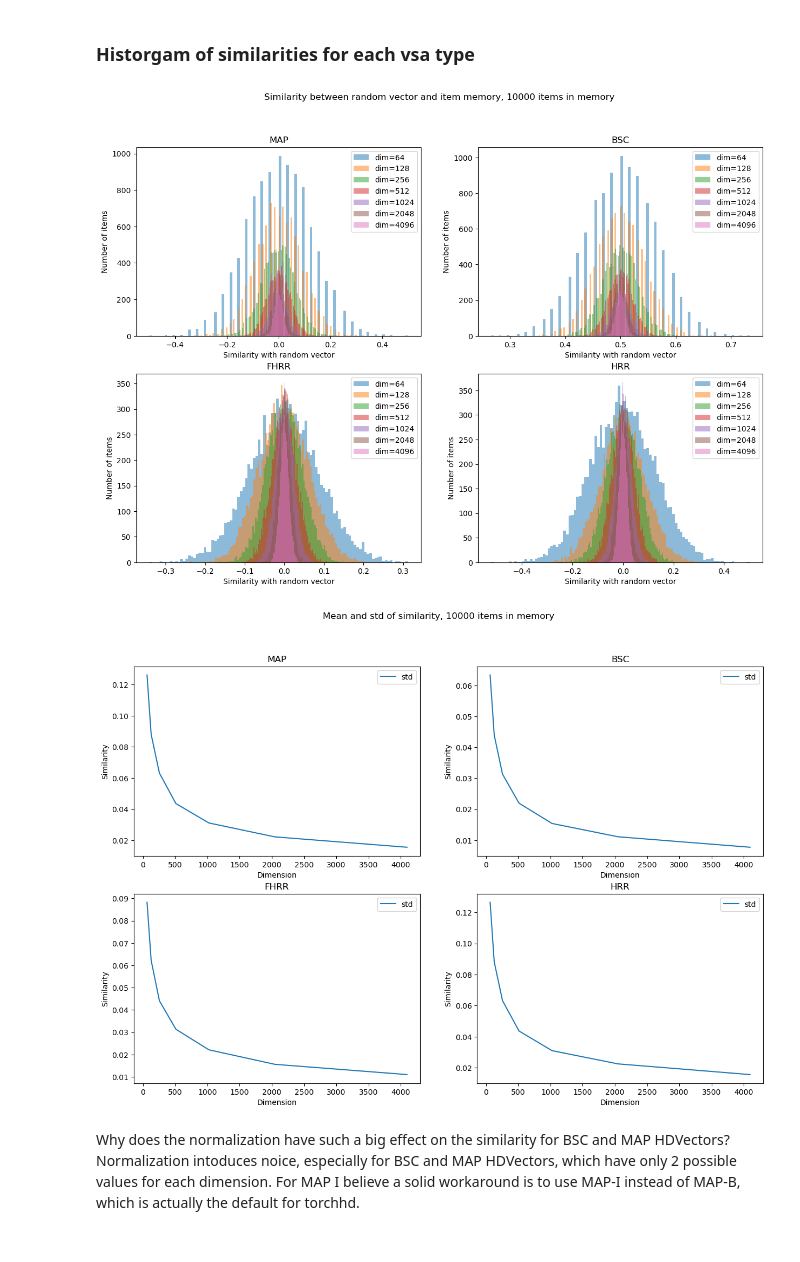
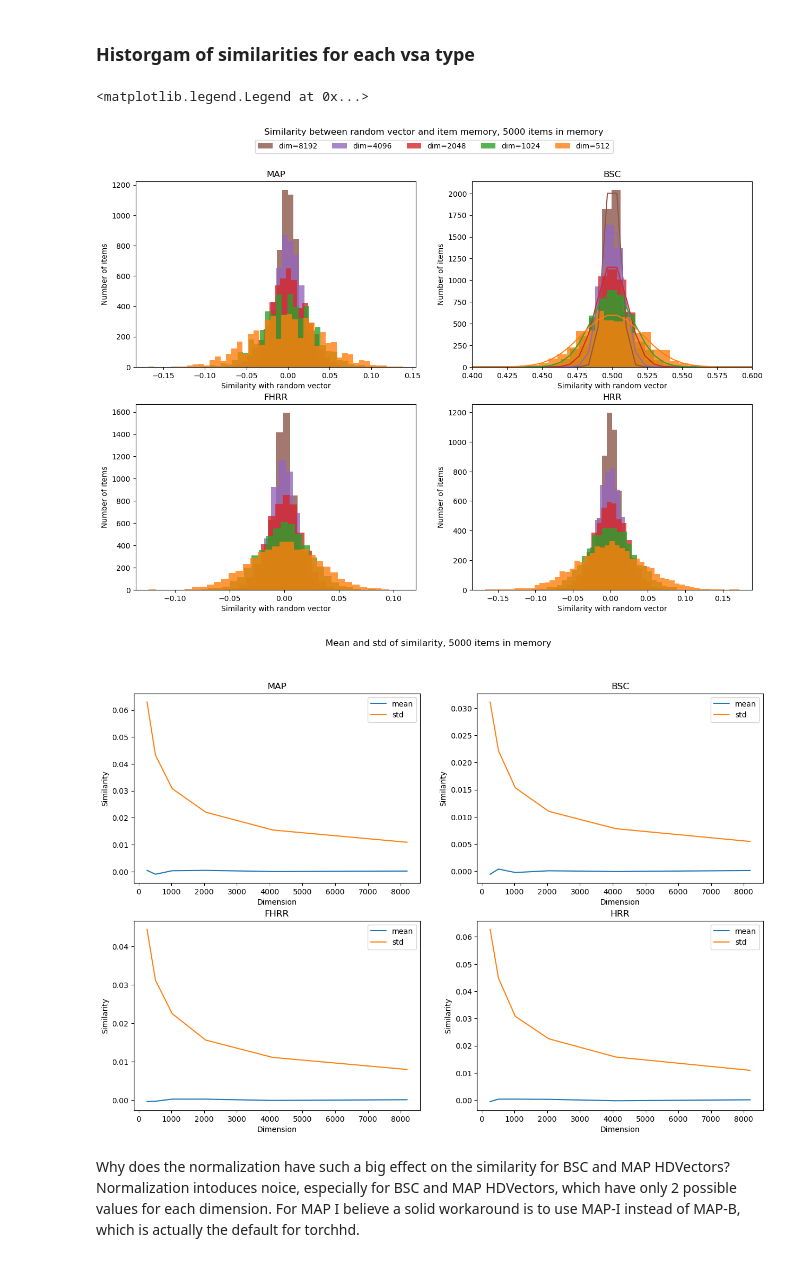
Before and after one commit to SennR-1952135/Masterthesis-VSAs, a Jupyter notebook: code/src/capacity_exp/looking_at_similarities.ipynb, the cells around one changed output. Saved outputs shown, nothing was run; the diff lists cells and outputs as text; code cells hidden in the pictures.

```diff
--- a/code/src/capacity_exp/looking_at_similarities.ipynb
+++ b/code/src/capacity_exp/looking_at_similarities.ipynb
@@ -10,13 +12,13 @@ from functools import partial
 # %%
 VSA_TYPES = ['FHRR', 'BSC', 'MAP', 'HRR']
-DIMENSIONS = [2**i for i in range(6, 13)]
+DIMENSIONS = [2**i for i in range(8, 14)]
 BUNDLE_SIZES = list(range(2, 200, 2))
 device = torch.device("cuda" if torch.cuda.is_available() else "cpu")
 if device == 'cuda':
     torch.cuda.empty_cache()
 
 batches = 10
-item_memory_size = 10_000
+item_memory_size = 5_000
 MAX_BUNDLE_SIZE = BUNDLE_SIZES[-1]
 # %%
 def norm_hamming_similarity(x, y):
@@ -60,21 +62,36 @@ vsa type: HRR
 # %%
 fig, ax = plt.subplots(nrows=(len(VSA_TYPES)+1)//2, ncols=2, figsize=(15, 5 * ((len(VSA_TYPES)+1)//2)))
 fig.suptitle(f'Similarity between random vector and item memory, {item_memory_size} items in memory')
 
+bin_scale_factor = 150
 for vsa_type_idx in range(len(VSA_TYPES)):
     vsa_type = VSA_TYPES[vsa_type_idx]
     row = (vsa_type_idx+1) // 2 - 1
     col = vsa_type_idx % 2
-    for dim_idx in range(len(DIMENSIONS)):
-        ax[row, col].hist(sim_tensors[vsa_type_idx, dim_idx, :].cpu().numpy(), alpha=0.5, label=f'dim={DIMENSIONS[dim_idx]}', bins=item_memory_size//100)
+    for dim_idx in range(len(DIMENSIONS)-1, 0, -1):
+        data = sim_tensors[vsa_type_idx, dim_idx, :].cpu().numpy()
+        ax[row, col].hist(data, alpha=0.8, label=f'dim={DIMENSIONS[dim_idx]}', bins=np.arange(min(data), max(data), 1/bin_scale_factor), color=f'C{dim_idx}')
+        # plot theoretical similarity
+        dim = DIMENSIONS[dim_idx]
+        if vsa_type == 'BSC':
+          x_axis = np.linspace(0, 1, bin_scale_factor)
+          mean = 0.5
+          ax[row, col].plot(x_axis, stats.norm.pdf(x_axis, loc=mean, scale=math.sqrt(0.5**2/dim))*item_memory_size/bin_scale_factor, label=f'theoretical similarity, dim={dim}', color=f'C{dim_idx}')
+
+
 
     ax[row, col].set_title(vsa_type)
     ax[row, col].set_xlabel('Similarity with random vector')
     ax[row, col].set_ylabel('Number of items')
-    ax[row, col].legend()
+    if vsa_type == 'BSC':
+      ax[row, col].set_xlim(.4, .6)
+    # ax[row, col].legend()
+handles, labels = ax[0, 0].get_legend_handles_labels()
+fig.legend(handles, labels, ncol=len(DIMENSIONS), loc='upper center', bbox_to_anchor=(0.5, .965))
 # fig.legend(handles=ax[0, 0].get_lines(), labels=[f'dim={dim}' for dim in DIMENSIONS], ncol=len(DIMENSIONS), loc='upper center', bbox_to_anchor=(0.5, .95))
 # %% [output]
+<matplotlib.legend.Legend at 0x...>
-[figure, old version]
+[figure, new version]
 # %%
 # Plotting mean and std of similarity for each vsa type
 
@@ -86,15 +103,18 @@ for vsa_type_idx in range(len(VSA_TYPES)):
     row = (vsa_type_idx+1) // 2 - 1
     col = vsa_type_idx % 2
     mean_similarities = torch.mean(sim_tensors[vsa_type_idx, :, :], dim=1)
+    #subtract 0.5 from mean if vsa type is BSC to ensure correct scale
+    if vsa_type == 'BSC':
+      mean_similarities -= 0.5
     std_similarities = torch.std(sim_tensors[vsa_type_idx, :, :], dim=1)
-    # ax[row, col].plot(DIMENSIONS, mean_similarities.cpu().numpy(), label='mean')
+    ax[row, col].plot(DIMENSIONS, mean_similarities.cpu().numpy(), label='mean')
     ax[row, col].plot(DIMENSIONS, std_similarities.cpu().numpy(), label='std')
     ax[row, col].set_title(vsa_type)
     ax[row, col].set_xlabel('Dimension')
     ax[row, col].set_ylabel('Similarity')
     ax[row, col].legend()
 # %% [output]
-[figure, old version]
+[figure, new version]
 # %% [markdown]
 Why does the normalization have such a big effect on the similarity for BSC and MAP HDVectors?
 Normalization intoduces noice, especially for BSC and MAP HDVectors, which have only 2 possible values for each dimension. For MAP I believe a solid workaround is to use MAP-I instead of MAP-B, which is actually the default for torchhd.
```
Also changed, not shown: parts of 6 cells of this notebook, 11 other files.
